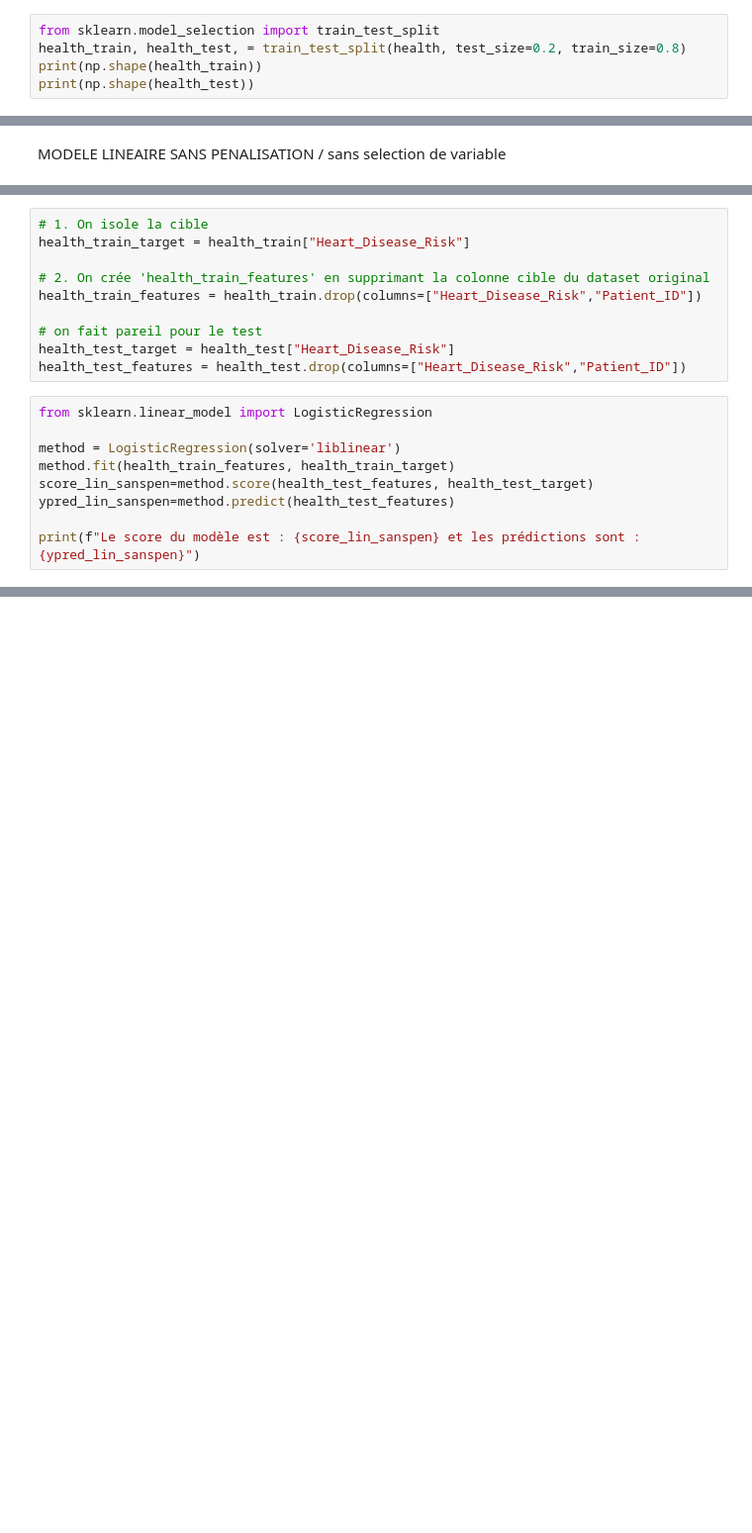
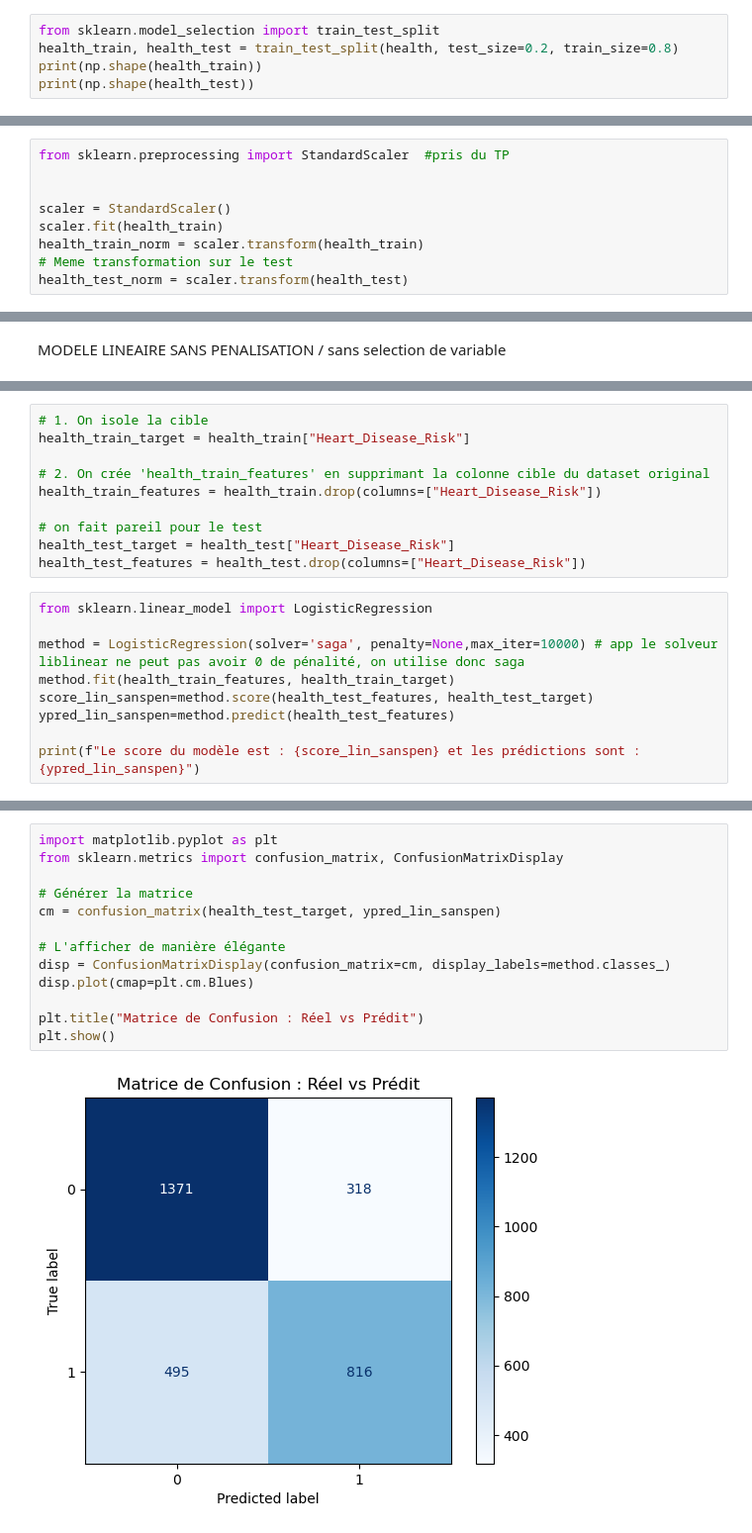
Before and after one commit to Jeanne-mrq/projet-MLBBL, a Jupyter notebook: Notebook_python.ipynb, the cells around one changed output, grey strips where cells are left out. Shown at 99% size. Saved outputs shown, nothing was run; the diff lists cells and outputs as text; blank space fills up the shorter version.

```diff
--- a/Notebook_python.ipynb
+++ b/Notebook_python.ipynb
@@ -82,7 +84,7 @@ plot_quantitative(health_quanti)
 On split le data set
 # %%
 from sklearn.model_selection import train_test_split
-health_train, health_test, = train_test_split(health, test_size=0.2, train_size=0.8)
+health_train, health_test = train_test_split(health, test_size=0.2, train_size=0.8)
 print(np.shape(health_train))
 print(np.shape(health_test))
 # %% [output]
@@ -91,3 +95,12 @@ print(np.shape(health_test))
+# %%
+from sklearn.preprocessing import StandardScaler  #pris du TP
+
+
+scaler = StandardScaler()
+scaler.fit(health_train)
+health_train_norm = scaler.transform(health_train)
+# Meme transformation sur le test
+health_test_norm = scaler.transform(health_test)
 # %% [markdown]
 Cette étape est nécessaire car on veut tester la performance de nos algos, il est important que l'on teste nos modèles sur de nouvelles données pour être sûrs qu'il n'y a pas d'overfitting.
 # %% [markdown]
@@ -99,15 +112,15 @@ Maintenant, on enlève la colonne Heart_Disease_risk car c'est celle à prédire
 health_train_target = health_train["Heart_Disease_Risk"]
 
 # 2. On crée 'health_train_features' en supprimant la colonne cible du dataset original
-health_train_features = health_train.drop(columns=["Heart_Disease_Risk","Patient_ID"])
+health_train_features = health_train.drop(columns=["Heart_Disease_Risk"])
 
 # on fait pareil pour le test
 health_test_target = health_test["Heart_Disease_Risk"]
-health_test_features = health_test.drop(columns=["Heart_Disease_Risk","Patient_ID"])
+health_test_features = health_test.drop(columns=["Heart_Disease_Risk"])
 # %%
 from sklearn.linear_model import LogisticRegression
 
-method = LogisticRegression(solver='liblinear')
+method = LogisticRegression(solver='saga', penalty=None,max_iter=10000) # app le solveur liblinear ne peut pas avoir 0 de pénalité, on utilise donc saga
 method.fit(health_train_features, health_train_target)
 score_lin_sanspen=method.score(health_test_features, health_test_target)
 ypred_lin_sanspen=method.predict(health_test_features)
@@ -117,0 +133,15 @@ Le score du modèle est : 0.7286666666666667 et les prédictions sont : [1 0 1 .
+# %%
+import matplotlib.pyplot as plt
+from sklearn.metrics import confusion_matrix, ConfusionMatrixDisplay
+
+# Générer la matrice
+cm = confusion_matrix(health_test_target, ypred_lin_sanspen)
+
+# L'afficher de manière élégante
+disp = ConfusionMatrixDisplay(confusion_matrix=cm, display_labels=method.classes_)
+disp.plot(cmap=plt.cm.Blues)
+
+plt.title("Matrice de Confusion : Réel vs Prédit")
+plt.show()
+# %% [output]
+[figure, added]
```
Also changed, not shown: parts of 10 cells of this notebook.
